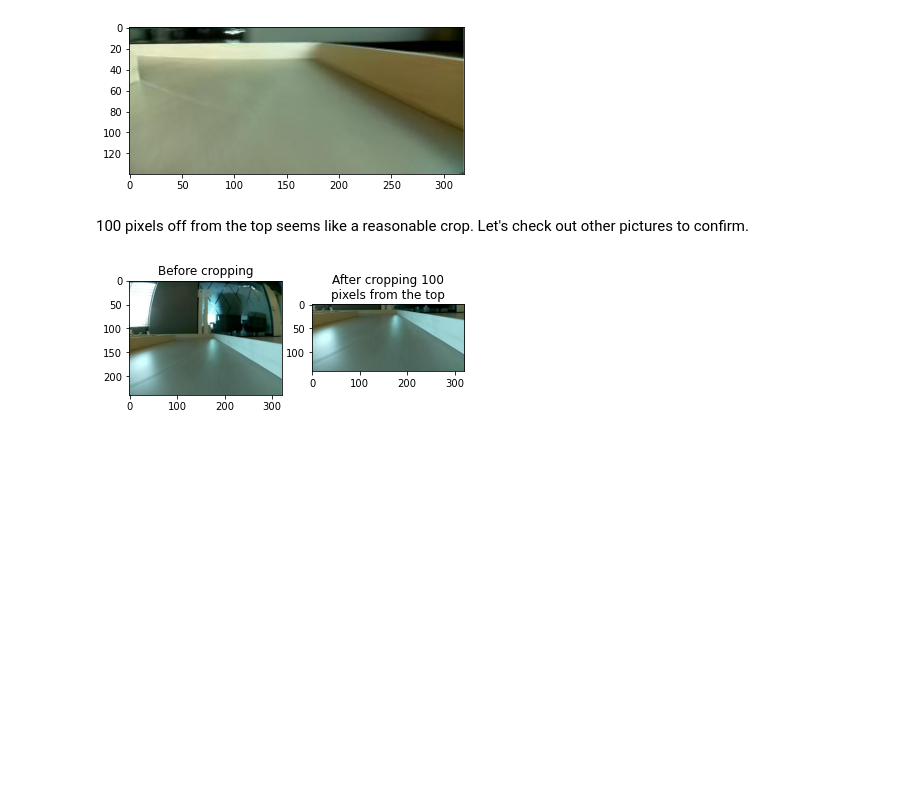
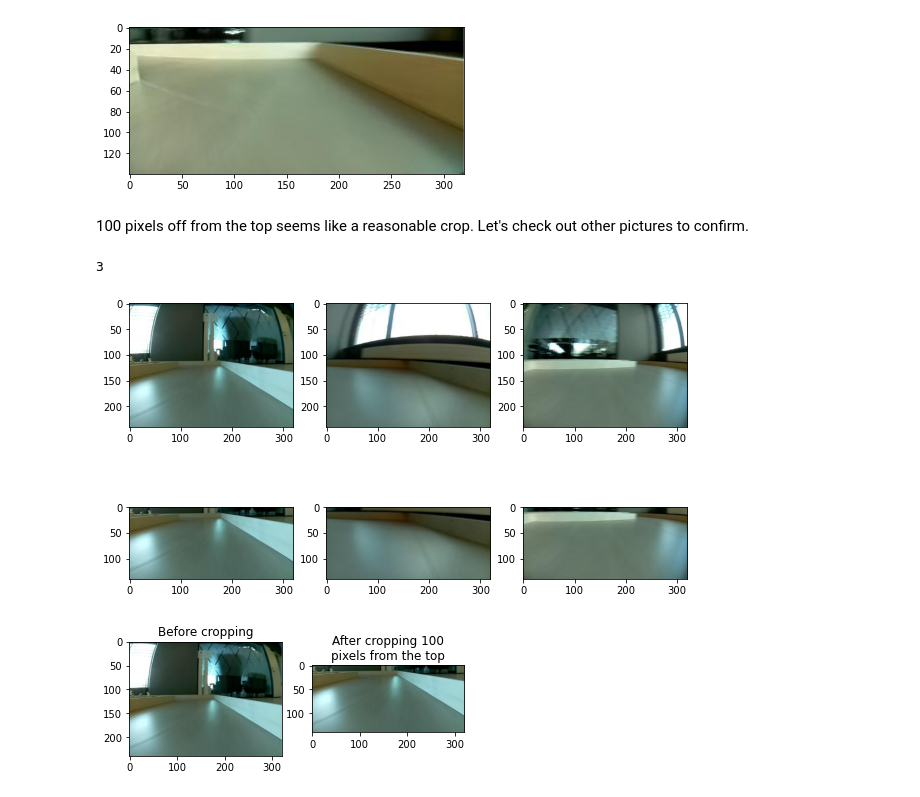
Before and after one commit to ilmaruduste/donkey-car-implemented-lag, a Jupyter notebook: eda1.ipynb, the cells around one changed output. Drawn from its saved outputs; the diff is of its cells as text; code cells hidden in the pictures; blank space fills up the shorter version.

Commit message:
Add data exploration and visualization notebooks

```diff
--- a/eda1.ipynb
+++ b/eda1.ipynb
@@ -269,6 +301,33 @@ def crop_and_show_difference(img, crop_top = 100):
     ax.set_title('After cropping ' + str(crop_top) + '\npixels from the top')
 
     imgplot
+
+def crop_and_show_difference_multi(img_array, crop_top = 100):
+    orig_img_array = [mpimg.imread(img) for img in img_array]
+    cropped_img_array = [orig_img[crop_top:] for orig_img in orig_img_array]
+
+    print(len(orig_img_array))
+
+    fig, a = plt.subplots(2,len(orig_img_array))
+    fig.set_size_inches(10, 6)
+    for i in range(len(orig_img_array)):
+        a[0][i].imshow(orig_img_array[i])
+        a[1][i].imshow(cropped_img_array[i])
+
+    # plt.show()
+    fig
+# %%
+img_array = [
+    './data/tub_85_22-03-31/images/8771_cam_image_array_.jpg',
+    './data/tub_85_22-03-31/images/12351_cam_image_array_.jpg',
+    # './data/tub_85_22-03-31/images/23571_cam_image_array_.jpg',
+    './data/tub_85_22-03-31/images/28111_cam_image_array_.jpg'
+]
+
+crop_and_show_difference_multi(img_array)
+# %% [output]
+3
+[figure, added]
 # %%
 crop_and_show_difference('./data/tub_85_22-03-31/images/8771_cam_image_array_.jpg')
 # %% [output]
```
Also changed, not shown: parts of 18 cells of this notebook, 3 other files.
